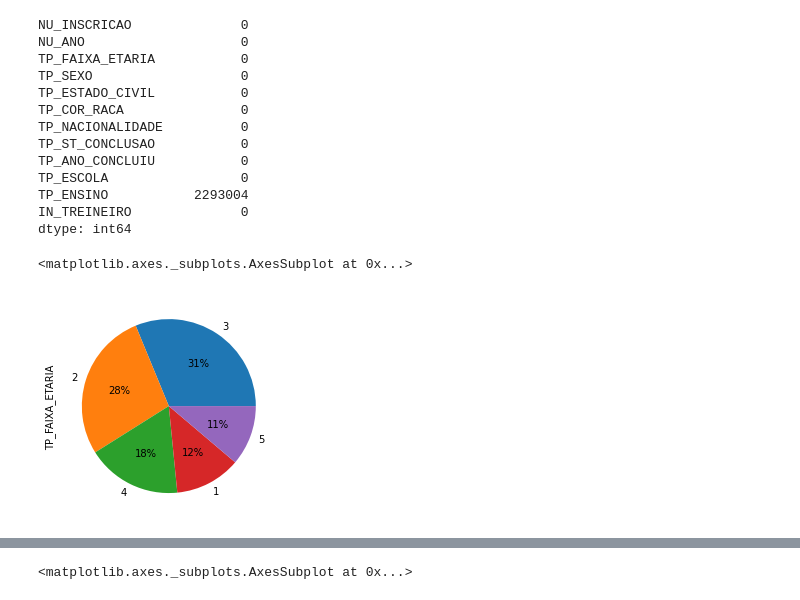
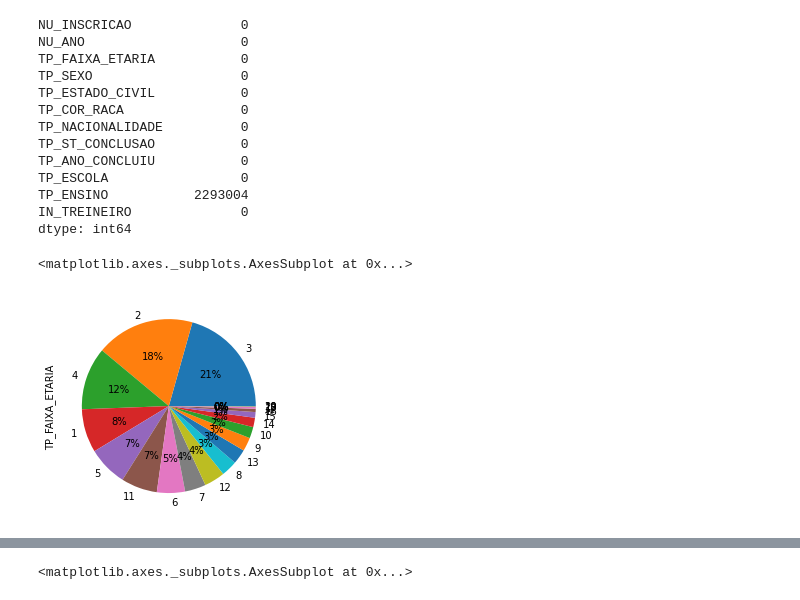
Before and after one commit to Gus-1003/Projeto_Pesquisa_Enem, a Jupyter notebook: Análise_Geral_Microdados_Enem.ipynb, the cells around one changed output, grey strips where cells are left out. Drawn from its saved outputs; the diff is of its cells as text; code cells hidden in the pictures.

```diff
--- a/Análise_Geral_Microdados_Enem.ipynb
+++ b/Análise_Geral_Microdados_Enem.ipynb
@@ -334,7 +318,7 @@ TP_ENSINO           2293004
 IN_TREINEIRO              0
 dtype: int64
 # %%
-infoCandidado['TP_FAIXA_ETARIA'].value_counts().head().plot.pie(autopct='%.0f%%')
+infoCandidado['TP_FAIXA_ETARIA'].value_counts().plot.pie(autopct='%.0f%%')
 # %% [output]
 <matplotlib.axes._subplots.AxesSubplot at 0x...>
-[figure, old version]
+[figure, new version]
```
Also changed, not shown: parts of 13 cells of this notebook.
